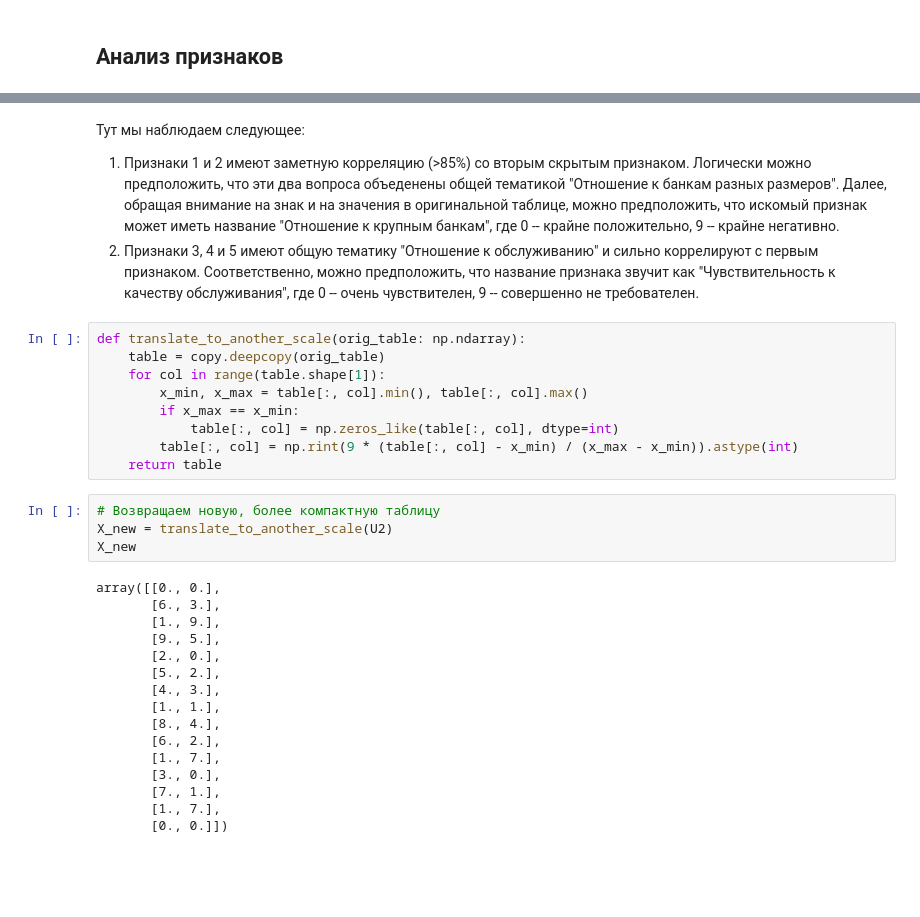
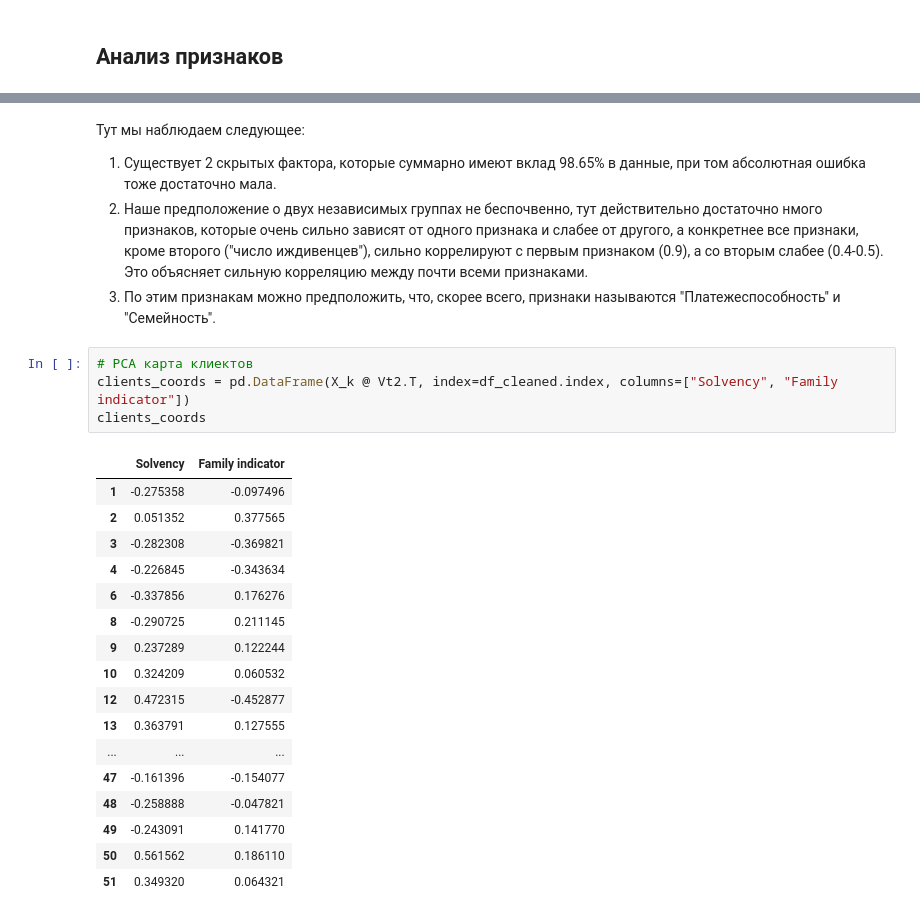
Before and after one commit to GrafVonTee/Kalyagin-Lab1, a Jupyter notebook: lab1.ipynb, the cells around one changed output, grey strips where cells are left out. Cells and saved outputs as stored; diff of their text form; blank space fills up the shorter version.

```diff
--- a/lab1.ipynb
+++ b/lab1.ipynb
@@ -260,33 +346,27 @@ array([[-0.29528239, -0.85319934],
 # %% [markdown]
 Тут мы наблюдаем следующее:
-1) Признаки 1 и 2 имеют заметную корреляцию (>85%) со вторым скрытым признаком. Логически можно предположить, что эти два вопроса объеденены общей тематикой "Отношение к банкам разных размеров". Далее, обращая внимание на знак и на значения в оригинальной таблице, можно предположить, что искомый признак может иметь название "Отношение к крупным банкам", где 0 -- крайне положительно, 9 -- крайне негативно.
-2) Признаки 3, 4 и 5 имеют общую тематику "Отношение к обслуживанию" и сильно коррелируют с первым признаком. Соответственно, можно предположить, что название признака звучит как "Чувствительность к качеству обслуживания", где 0 -- очень чувствителен, 9 -- совершенно не требователен.
+1) Существует 2 скрытых фактора, которые суммарно имеют вклад 98.65% в данные, при том абсолютная ошибка тоже достаточно мала.
+2) Наше предположение о двух независимых группах не беспочвенно, тут действительно достаточно нмого признаков, которые очень сильно зависят от одного признака и слабее от другого, а конкретнее все признаки, кроме второго ("число иждивенцев"), сильно коррелируют с первым признаком (0.9), а со вторым слабее (0.4-0.5). Это объясняет сильную корреляцию между почти всеми признаками.
+3) По этим признакам можно предположить, что, скорее всего, признаки называются "Платежеспособность" и "Семейность".
-# %%
-def translate_to_another_scale(orig_table: np.ndarray):
-    table = copy.deepcopy(orig_table)
-    for col in range(table.shape[1]):
-        x_min, x_max = table[:, col].min(), table[:, col].max()
-        if x_max == x_min:
-            table[:, col] = np.zeros_like(table[:, col], dtype=int)
-        table[:, col] = np.rint(9 * (table[:, col] - x_min) / (x_max - x_min)).astype(int)
-    return table
-# %%
-# Возвращаем новую, более компактную таблицу
-X_new = translate_to_another_scale(U2)
-X_new
-# %% [output]
-array([[0., 0.],
-       [6., 3.],
-       [1., 9.],
-       [9., 5.],
-       [2., 0.],
-       [5., 2.],
-       [4., 3.],
-       [1., 1.],
-       [8., 4.],
-       [6., 2.],
-       [1., 7.],
-       [3., 0.],
-       [7., 1.],
-       [1., 7.],
-       [0., 0.]])
+# %%
+# PCA карта клиектов
+clients_coords = pd.DataFrame(X_k @ Vt2.T, index=df_cleaned.index, columns=["Solvency", "Family indicator"])
+clients_coords
+# %% [output]
+|  | Solvency | Family indicator |
+| 1 | -0.275358 | -0.097496 |
+| 2 | 0.051352 | 0.377565 |
+| 3 | -0.282308 | -0.369821 |
+| 4 | -0.226845 | -0.343634 |
+| 6 | -0.337856 | 0.176276 |
+| 8 | -0.290725 | 0.211145 |
+| 9 | 0.237289 | 0.122244 |
+| 10 | 0.324209 | 0.060532 |
+| 12 | 0.472315 | -0.452877 |
+| 13 | 0.363791 | 0.127555 |
+| ... | ... | ... |
+| 47 | -0.161396 | -0.154077 |
+| 48 | -0.258888 | -0.047821 |
+| 49 | -0.243091 | 0.141770 |
+| 50 | 0.561562 | 0.186110 |
+| 51 | 0.349320 | 0.064321 |
```
Also changed, not shown: parts of 30 cells of this notebook.
